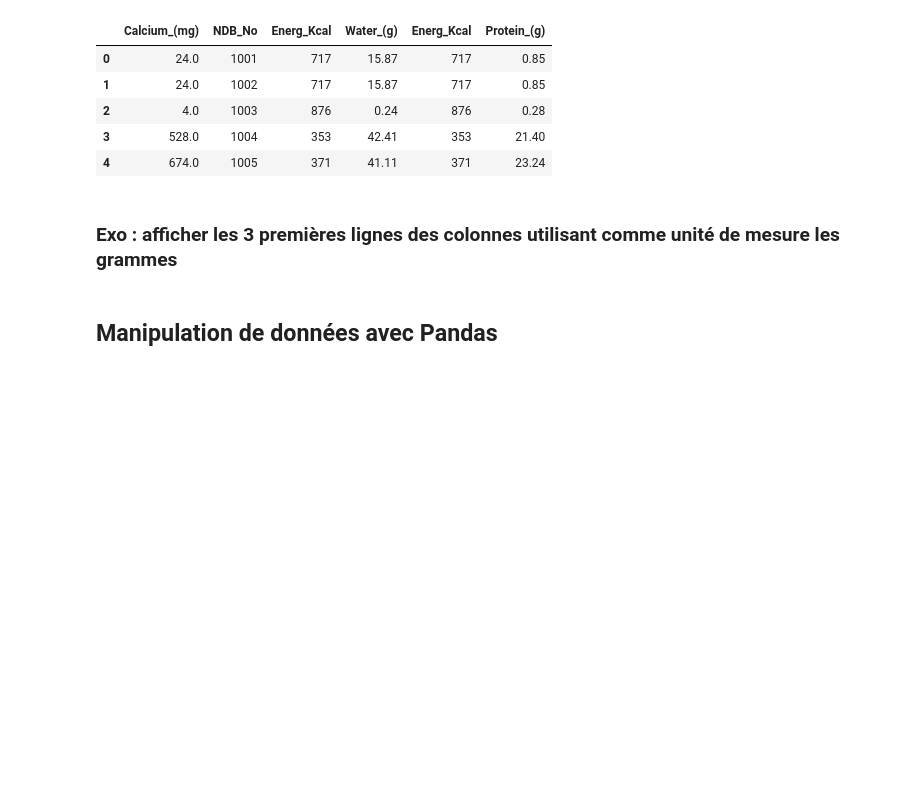
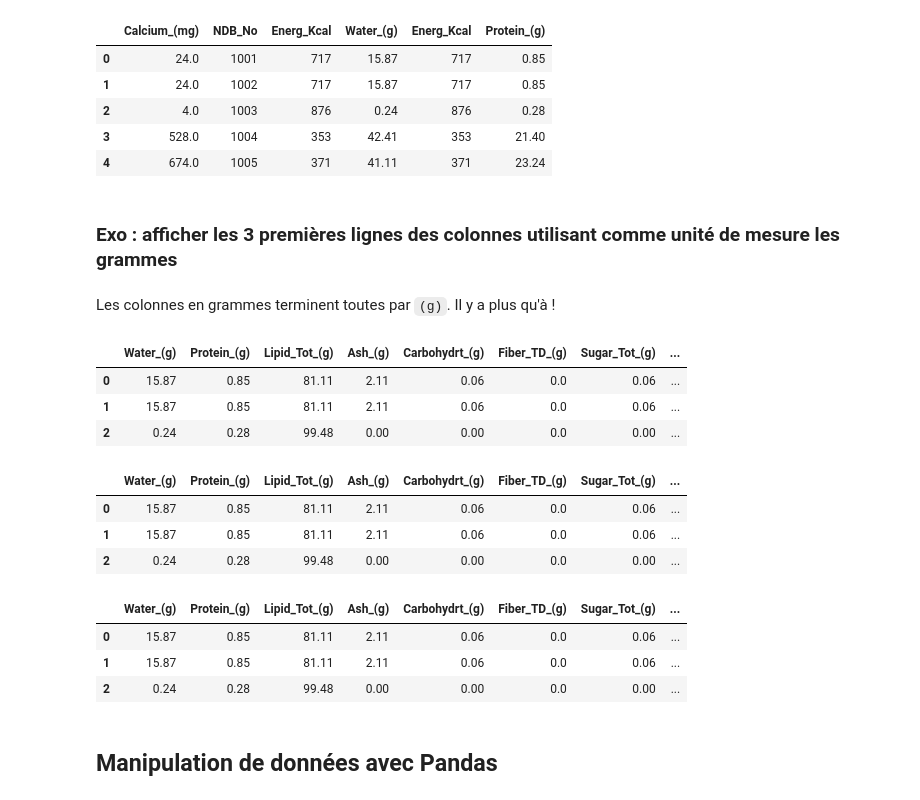
Before and after one commit to louiskuhn/IA-P3-Euskadi, a Jupyter notebook: Ressources/Python/1. Analyse de données/Intro à Pandas.ipynb, the cells around one changed output. Drawn from its saved outputs; the diff is of its cells as text; code cells hidden in the pictures; blank space fills up the shorter version.

```diff
--- a/Ressources/Python/1. Analyse de données/Intro à Pandas.ipynb
+++ b/Ressources/Python/1. Analyse de données/Intro à Pandas.ipynb
@@ -208,6 +242,33 @@ data2.head()
 | 4 | 674.0 | 1005 | 371 | 41.11 | 371 | 23.24 |
 # %% [markdown]
 ### Exo : afficher les 3 premières lignes des colonnes utilisant comme unité de mesure les grammes
+# %% [markdown]
+Les colonnes en grammes terminent toutes par `(g)`. Il y a plus qu'à !
+# %%
+grams = []
+for c in data.columns:
+    if c.endswith("(g)"):
+        grams.append(c)
+data[grams].head(3) #data.loc[:2, grams]
+# %% [output]
+|  | Water_(g) | Protein_(g) | Lipid_Tot_(g) | Ash_(g) | Carbohydrt_(g) | Fiber_TD_(g) | Sugar_Tot_(g) | ... |
+| 0 | 15.87 | 0.85 | 81.11 | 2.11 | 0.06 | 0.0 | 0.06 | ... |
+| 1 | 15.87 | 0.85 | 81.11 | 2.11 | 0.06 | 0.0 | 0.06 | ... |
+| 2 | 0.24 | 0.28 | 99.48 | 0.00 | 0.00 | 0.0 | 0.00 | ... |
+# %%
+data.loc[:2, [c.endswith("(g)") for c in data.columns]]
+# %% [output]
+|  | Water_(g) | Protein_(g) | Lipid_Tot_(g) | Ash_(g) | Carbohydrt_(g) | Fiber_TD_(g) | Sugar_Tot_(g) | ... |
+| 0 | 15.87 | 0.85 | 81.11 | 2.11 | 0.06 | 0.0 | 0.06 | ... |
+| 1 | 15.87 | 0.85 | 81.11 | 2.11 | 0.06 | 0.0 | 0.06 | ... |
+| 2 | 0.24 | 0.28 | 99.48 | 0.00 | 0.00 | 0.0 | 0.00 | ... |
+# %%
+data.filter(like="(g)").head(3)
+# %% [output]
+|  | Water_(g) | Protein_(g) | Lipid_Tot_(g) | Ash_(g) | Carbohydrt_(g) | Fiber_TD_(g) | Sugar_Tot_(g) | ... |
+| 0 | 15.87 | 0.85 | 81.11 | 2.11 | 0.06 | 0.0 | 0.06 | ... |
+| 1 | 15.87 | 0.85 | 81.11 | 2.11 | 0.06 | 0.0 | 0.06 | ... |
+| 2 | 0.24 | 0.28 | 99.48 | 0.00 | 0.00 | 0.0 | 0.00 | ... |
 # %% [markdown]
 ## Manipulation de données avec Pandas
 # %% [markdown]
```
Also changed, not shown: parts of 30 cells of this notebook.
